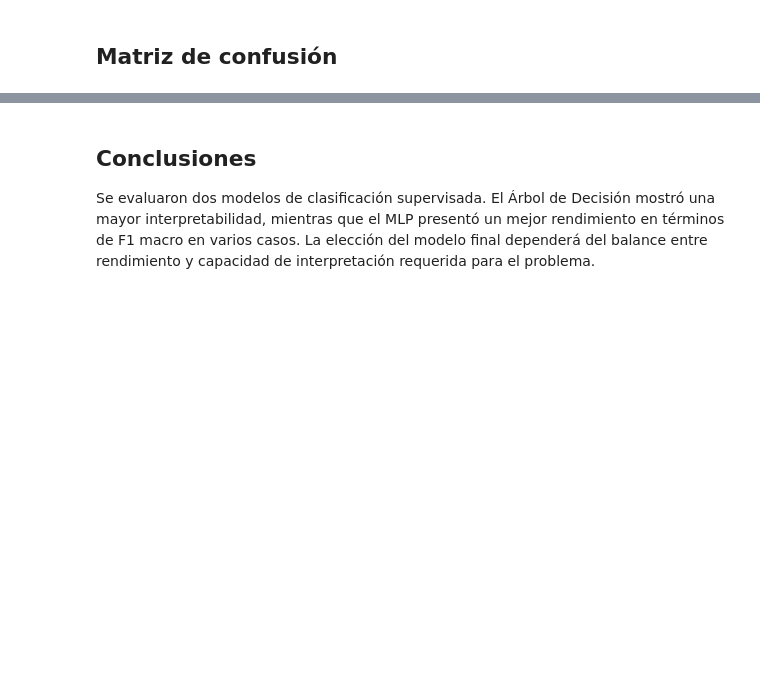
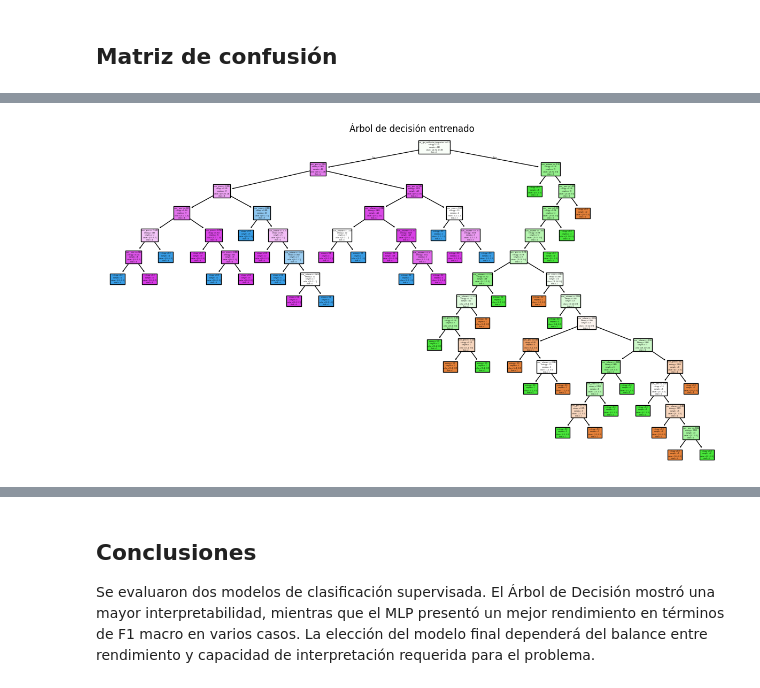
Before and after one commit to Kanitops/Tarea_2_IA, a Jupyter notebook: Tarea2_modelos.ipynb, the cells around one changed output, grey strips where cells are left out. Saved outputs shown, nothing was run; the diff lists cells and outputs as text; code cells hidden in the pictures; blank space fills up the shorter version.

Commit message:
Actualiza notebook con curva de aprendizaje y gráfico del árbol de decisión

```diff
--- a/Tarea2_modelos.ipynb
+++ b/Tarea2_modelos.ipynb
@@ -41,7 +83,7 @@ df['categoria_objetivo'].value_counts().sort_index()
 ## Preprocesamiento de datos
 # %%
 # Variables numéricas y categóricas
-numericas = ['peso_kg', 'volumen_m3']
+numericas = ['peso', 'volumen']
 categoricas = ['tipo_certificacion']
 
 X = df[numericas + categoricas]
@@ -121,0 +193,12 @@ for nombre, modelo in models.items():
+# %%
+from sklearn.tree import plot_tree
+
+plt.figure(figsize=(15,8))
+plot_tree(grid_dt.best_estimator_['classifier'],
+          feature_names=grid_dt.best_estimator_['preprocessor'].get_feature_names_out(),
+          class_names=[str(c) for c in sorted(y.unique())],
+          filled=True)
+plt.title("Árbol de decisión entrenado")
+plt.show()
+# %% [output]
+[figure, added]
```
Also changed, not shown: parts of 11 cells of this notebook.
